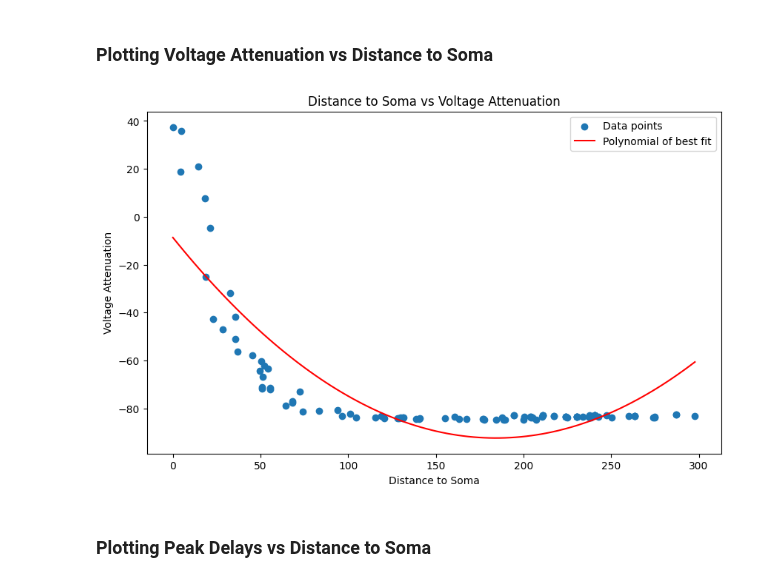
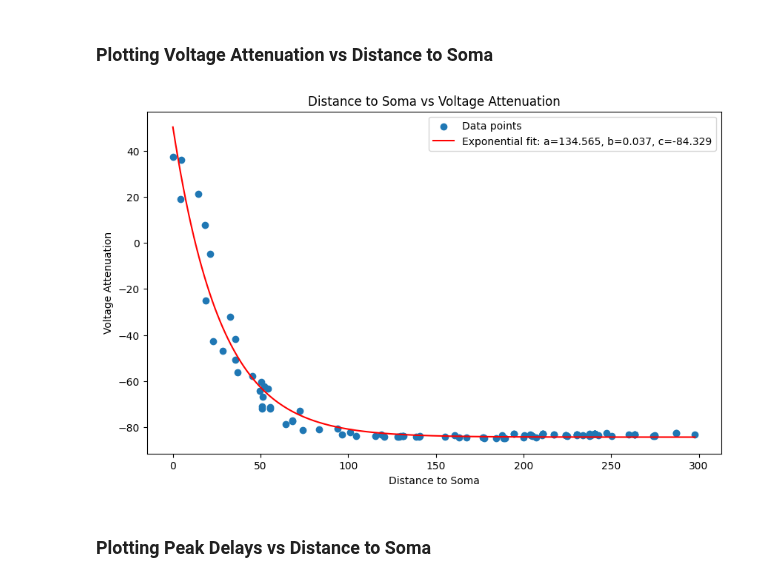
Before and after one commit to BlueBrain/BlueCelluLab, a Jupyter notebook: examples/3-bpap/bpap.ipynb, the cells around one changed output. Drawn from its saved outputs; the diff is of its cells as text; code cells hidden in the pictures.

```diff
--- a/examples/3-bpap/bpap.ipynb
+++ b/examples/3-bpap/bpap.ipynb
@@ -225,31 +228,31 @@ plt.show()
 [figure]
 # %% [markdown]
 ### Plotting Voltage Attenuation vs Distance to Soma
-# %%
-distances = list(distances_to_soma.values())
-voltages = list(voltage_attenuation.values())
-
-# Scatter plot
-plt.figure(figsize=(10, 6))
-plt.scatter(distances, voltages, label='Data points')
-
-# Polynomial of best fit (degree 2)
-coeffs = np.polyfit(distances, voltages, 2)  # Change the number 2 to adjust the degree of the polynomial
-polynomial_func = np.poly1d(coeffs)
-x_vals = np.linspace(min(distances), max(distances), 100)  # 100 points for a smooth line
-plt.plot(x_vals, polynomial_func(x_vals), color='red', label='Polynomial of best fit')
-
-# Labels and title
-plt.title('Distance to Soma vs Voltage Attenuation')
-plt.xlabel('Distance to Soma')
-plt.ylabel('Voltage Attenuation')
-
-# Legend
-plt.legend()
-
-plt.show()
-# %% [output]
-[figure, removed]
+# %%
+distances = list(distances_to_soma.values())
+voltages = list(voltage_attenuation.values())
+
+# The exponential that we wish to fit
+def exponential_decay(x, a, b, c):
+    return a * np.exp(-b * x) + c
+
+# Use curve_fit to find the best parameters
+popt, pcov = curve_fit(exponential_decay, distances, voltages)
+
+# Create an array of x values for plotting
+x_vals = np.linspace(min(distances), max(distances), 200)
+
+# Plot the original data and the fitted function
+plt.figure(figsize=(10, 6))
+plt.scatter(distances, voltages, label='Data points')
+plt.plot(x_vals, exponential_decay(x_vals, *popt), color='red', label='Exponential fit: a=%5.3f, b=%5.3f, c=%5.3f' % tuple(popt))
+plt.title('Distance to Soma vs Voltage Attenuation')
+plt.xlabel('Distance to Soma')
+plt.ylabel('Voltage Attenuation')
+plt.legend()
+plt.show()
+# %% [output]
+[figure, added]
 # %% [markdown]
 ### Plotting Peak Delays vs Distance to Soma
 # %%
```
Also changed, not shown: parts of 4 cells of this notebook.
